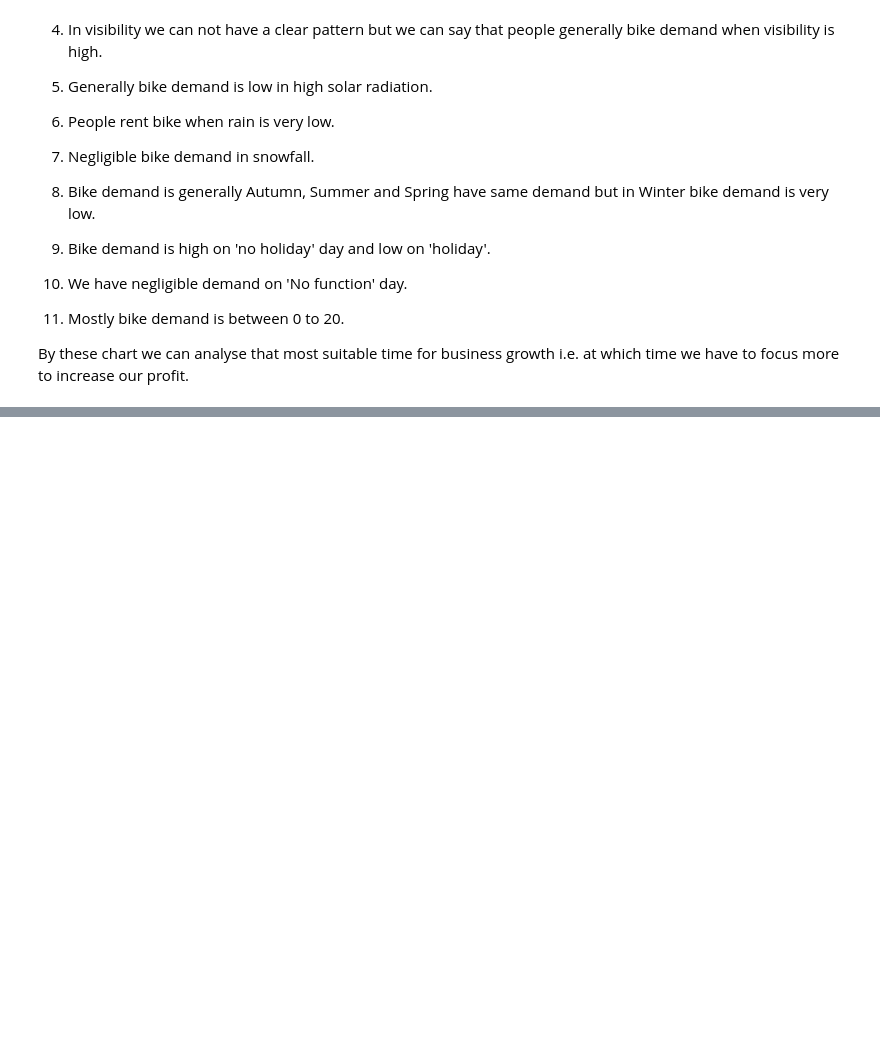
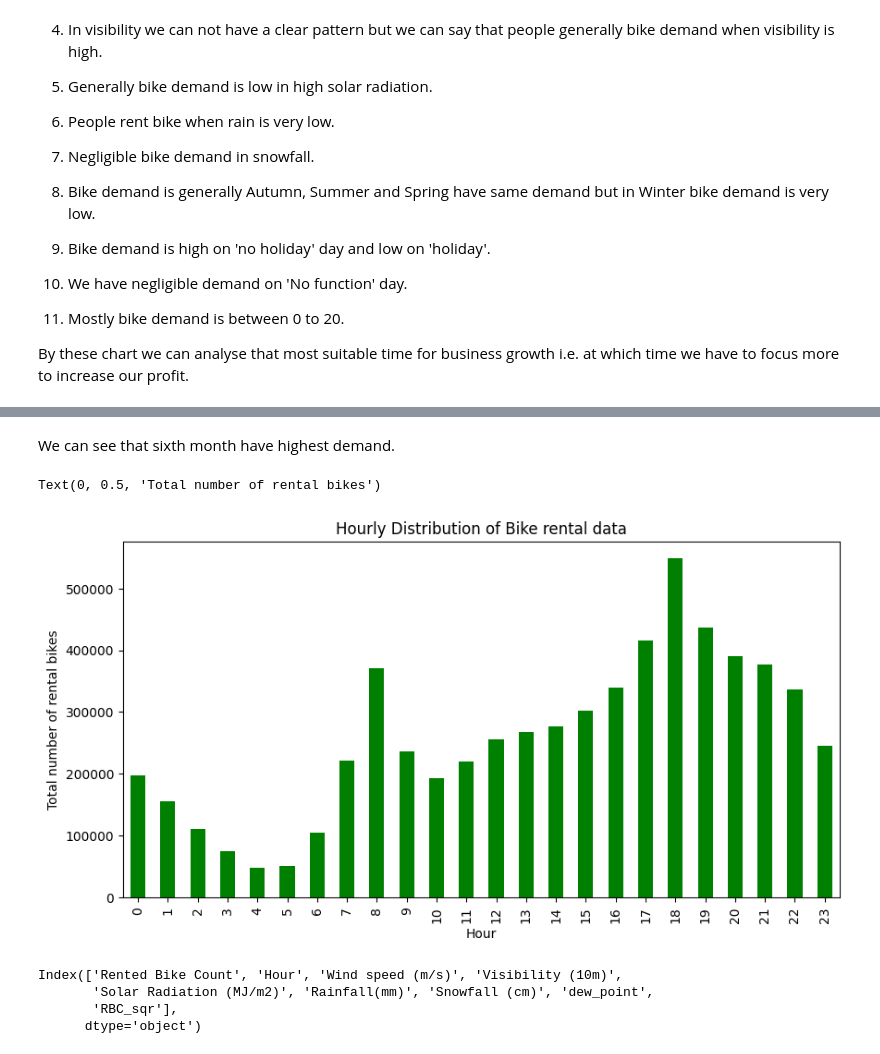
Before and after one commit to waghpallavi/Bike-Sharing-Demand-Prediction, a Jupyter notebook: Bike_Sharing_Demand_Prediction.ipynb, the cells around one changed output, grey strips where cells are left out. Cells and saved outputs as stored; diff of their text form; code cells hidden in the pictures; blank space fills up the shorter version.

Commit message:
data preprocessing

```diff
--- a/Bike_Sharing_Demand_Prediction.ipynb
+++ b/Bike_Sharing_Demand_Prediction.ipynb
@@ -362,0 +400,18 @@ By these chart we can analyse that most suitable time for business growth i.e. a
+# %% [markdown]
+We can see that sixth month have highest demand.
+# %%
+per_hour_demand=df.groupby(['Hour'])['Rented Bike Count'].sum().plot(kind='bar', figsize=(10,5), color='green')
+plt.title("Hourly Distribution of Bike rental data")
+plt.ylabel("Total number of rental bikes")
+# %% [output]
+Text(0, 0.5, 'Total number of rental bikes')
+[figure, added]
+# %%
+# Naming all the numerical columns present in dataset
+num_col=df.describe().columns
+num_col
+# %% [output]
+Index(['Rented Bike Count', 'Hour', 'Wind speed (m/s)', 'Visibility (10m)',
+       'Solar Radiation (MJ/m2)', 'Rainfall(mm)', 'Snowfall (cm)', 'dew_point',
+       'RBC_sqr'],
+      dtype='object')
```
Also changed, not shown: parts of 15 cells of this notebook.
